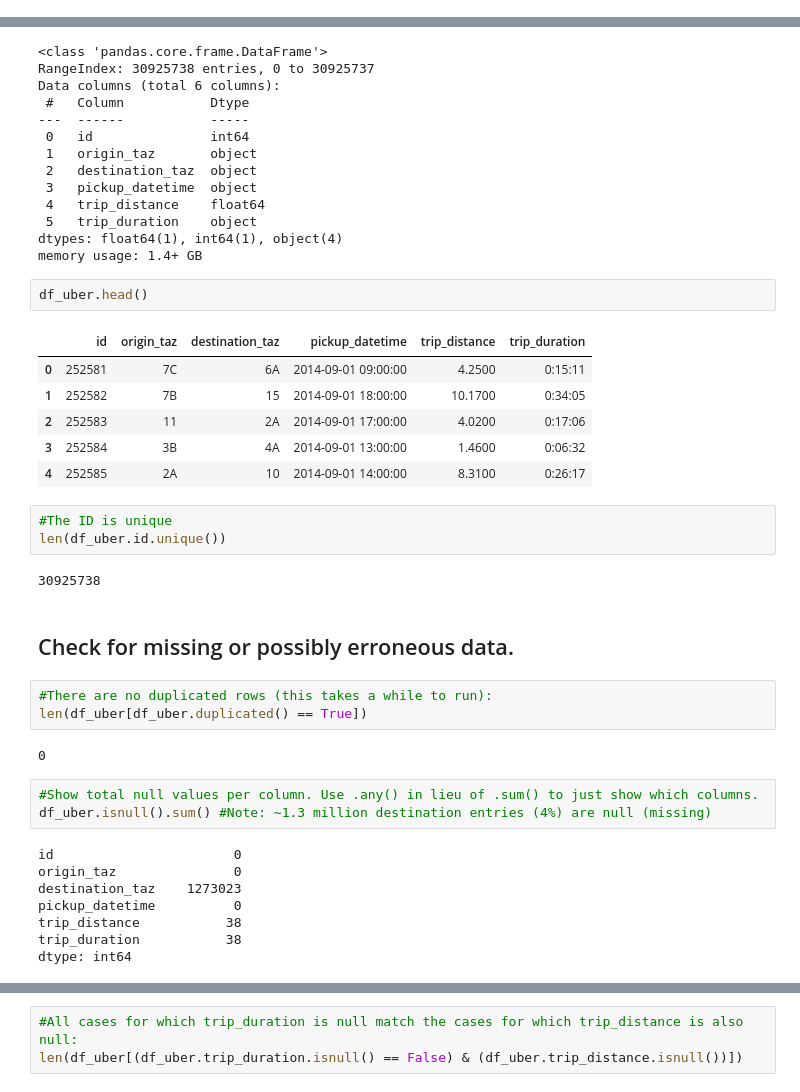
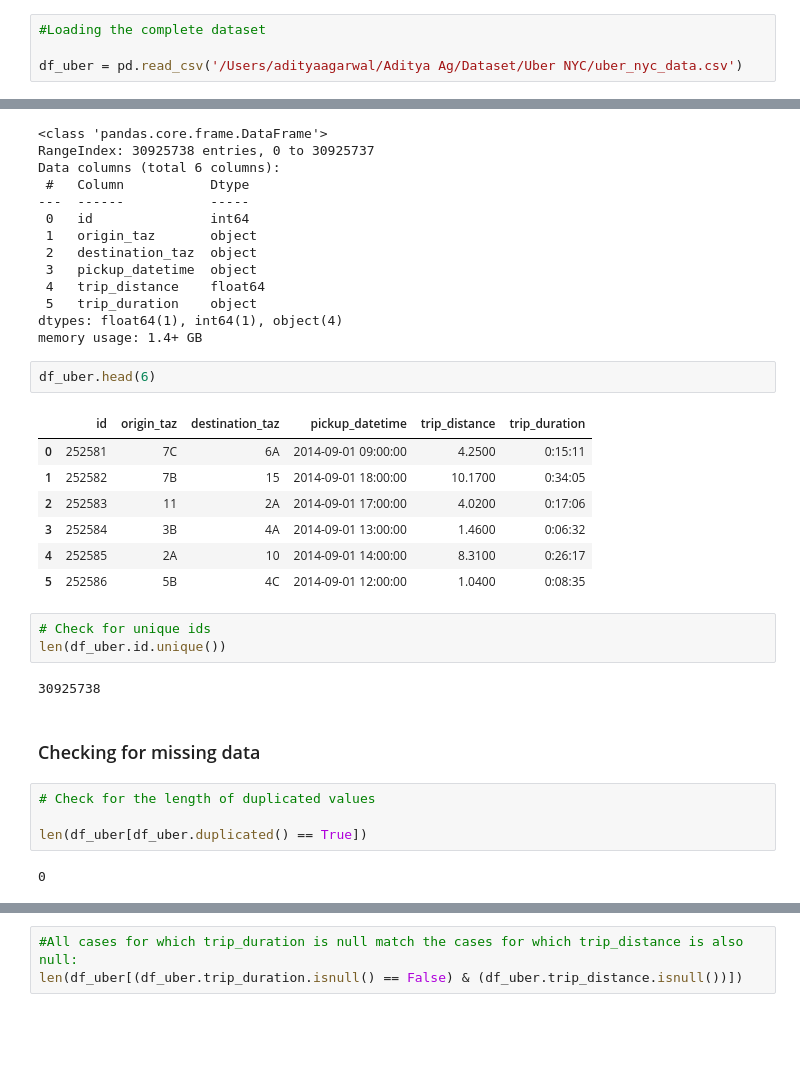
Before and after one commit to adiag321/Uber-Data-Analysis, a Jupyter notebook: NYC_Uber_Rides.ipynb, the cells around one changed output, grey strips where cells are left out. Saved outputs shown, nothing was run; the diff lists cells and outputs as text; blank space fills up the shorter version.

```diff
--- a/NYC_Uber_Rides.ipynb
+++ b/NYC_Uber_Rides.ipynb
@@ -41,3 +40,7 @@ df_uber = pd.read_csv('/Users/adityaagarwal/Aditya Ag/Jupyter Notebook/Uber Data
+# %%
+#Loading the complete dataset
+
+df_uber = pd.read_csv('/Users/adityaagarwal/Aditya Ag/Dataset/Uber NYC/uber_nyc_data.csv')
 # %%
 df_uber.info()
 # %% [output]
@@ -55,34 +58,25 @@ Data columns (total 6 columns):
 dtypes: float64(1), int64(1), object(4)
 memory usage: 1.4+ GB
 # %%
-df_uber.head()
+df_uber.head(6)
 # %% [output]
 |  | id | origin_taz | destination_taz | pickup_datetime | trip_distance | trip_duration |
 | 0 | 252581 | 7C | 6A | 2014-09-01 09:00:00 | 4.2500 | 0:15:11 |
 | 1 | 252582 | 7B | 15 | 2014-09-01 18:00:00 | 10.1700 | 0:34:05 |
 | 2 | 252583 | 11 | 2A | 2014-09-01 17:00:00 | 4.0200 | 0:17:06 |
 | 3 | 252584 | 3B | 4A | 2014-09-01 13:00:00 | 1.4600 | 0:06:32 |
 | 4 | 252585 | 2A | 10 | 2014-09-01 14:00:00 | 8.3100 | 0:26:17 |
+| 5 | 252586 | 5B | 4C | 2014-09-01 12:00:00 | 1.0400 | 0:08:35 |
 # %%
-#The ID is unique
+# Check for unique ids
 len(df_uber.id.unique())
 # %% [output]
 30925738
 # %% [markdown]
-## Check for missing or possibly erroneous data.
+### Checking for missing data
 # %%
-#There are no duplicated rows (this takes a while to run):
+# Check for the length of duplicated values
+
 len(df_uber[df_uber.duplicated() == True])
 # %% [output]
 0
-# %%
-#Show total null values per column. Use .any() in lieu of .sum() to just show which columns.
-df_uber.isnull().sum() #Note: ~1.3 million destination entries (4%) are null (missing)
-# %% [output]
-id                       0
-origin_taz               0
-destination_taz    1273023
-pickup_datetime          0
-trip_distance           38
-trip_duration           38
-dtype: int64
```
Also changed, not shown: parts of 16 cells of this notebook, 1 other file.
